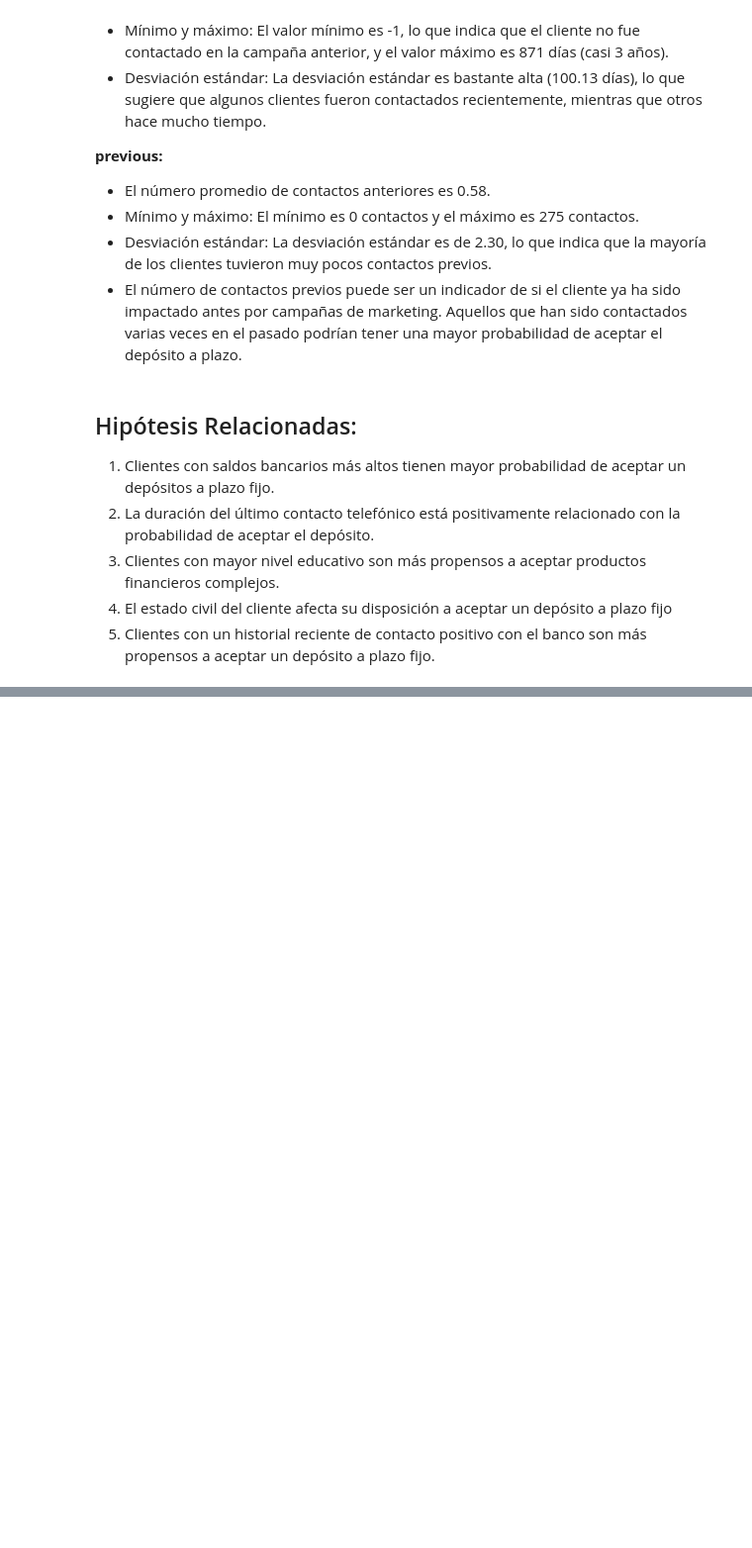
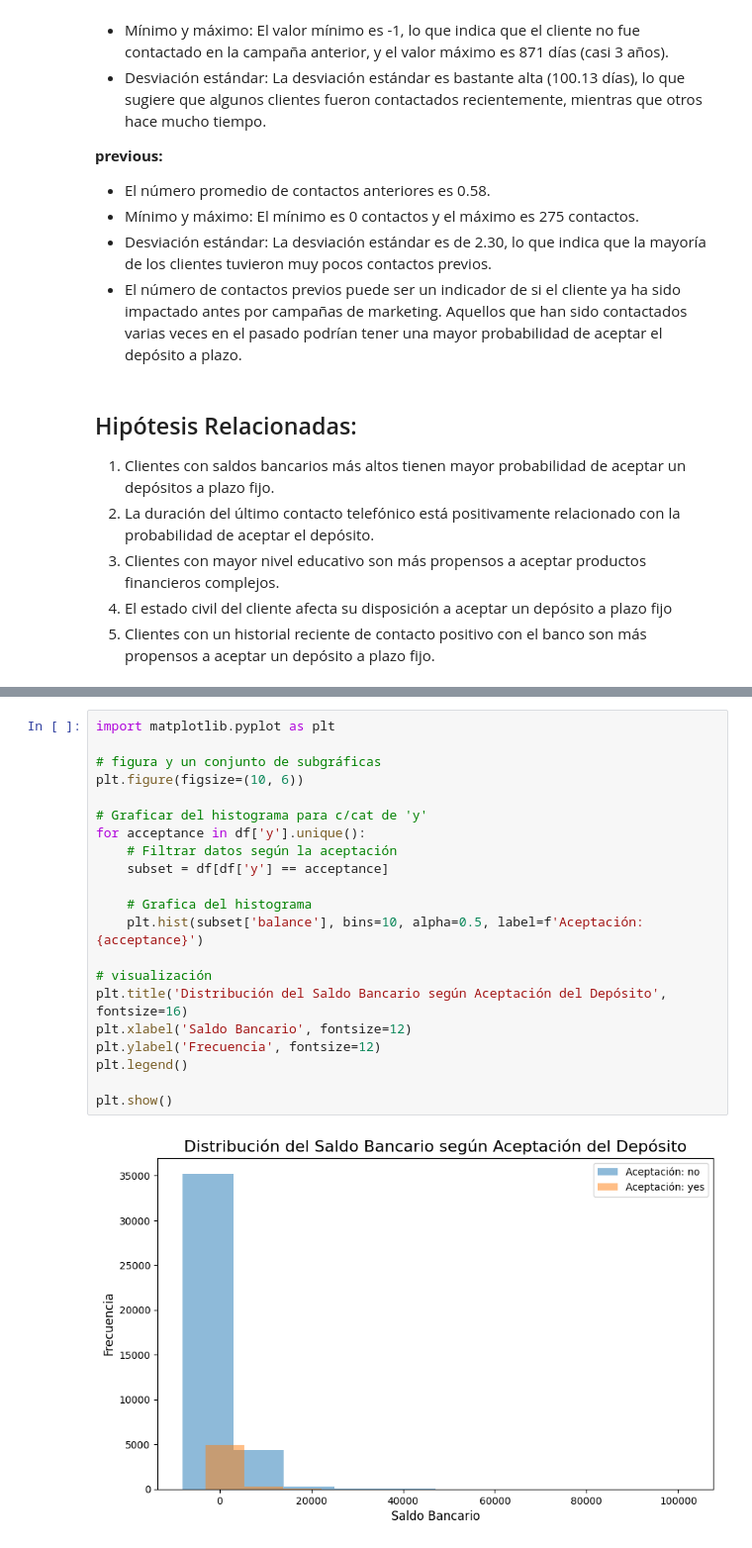
Before and after one commit to LeanMBG/Jupyter_Data_Scientist_I, a Jupyter notebook: VisualizacionBarbera.ipynb, the cells around one changed output, grey strips where cells are left out. Shown: that part at 99% size. Saved outputs shown, nothing was run; the diff lists cells and outputs as text; blank space fills up the shorter version.

Commit message:
graficos seabron y mtl, descripciones de lo o observador. mejoras graficas

```diff
--- a/VisualizacionBarbera.ipynb
+++ b/VisualizacionBarbera.ipynb
@@ -155,0 +167,23 @@ df.head()
+# %%
+import matplotlib.pyplot as plt
+
+# figura y un conjunto de subgráficas
+plt.figure(figsize=(10, 6))
+
+# Graficar del histograma para c/cat de 'y'
+for acceptance in df['y'].unique():
+    # Filtrar datos según la aceptación
+    subset = df[df['y'] == acceptance]
+
+    # Grafica del histograma
+    plt.hist(subset['balance'], bins=10, alpha=0.5, label=f'Aceptación: {acceptance}')
+
+# visualización
+plt.title('Distribución del Saldo Bancario según Aceptación del Depósito', fontsize=16)
+plt.xlabel('Saldo Bancario', fontsize=12)
+plt.ylabel('Frecuencia', fontsize=12)
+plt.legend()
+
+plt.show()
+# %% [output]
+[figure, added]
```
Also changed, not shown: parts of 14 cells of this notebook.
